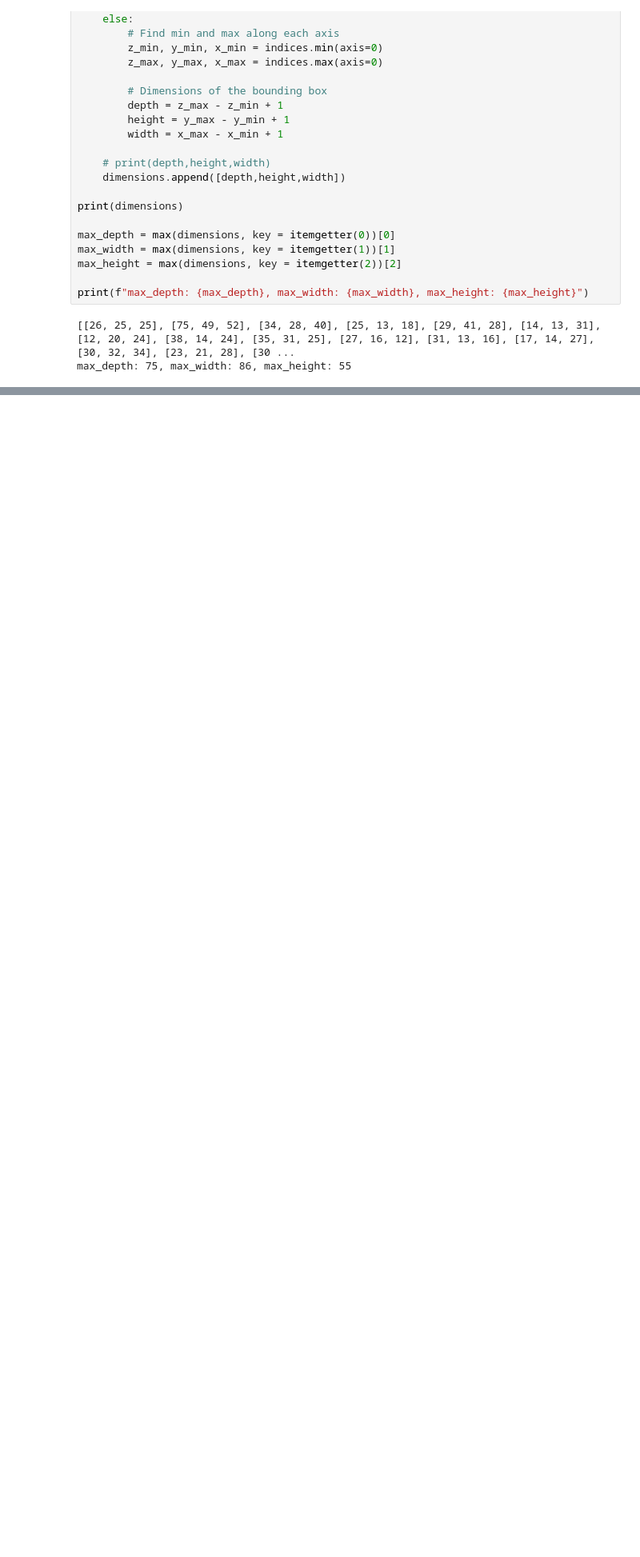
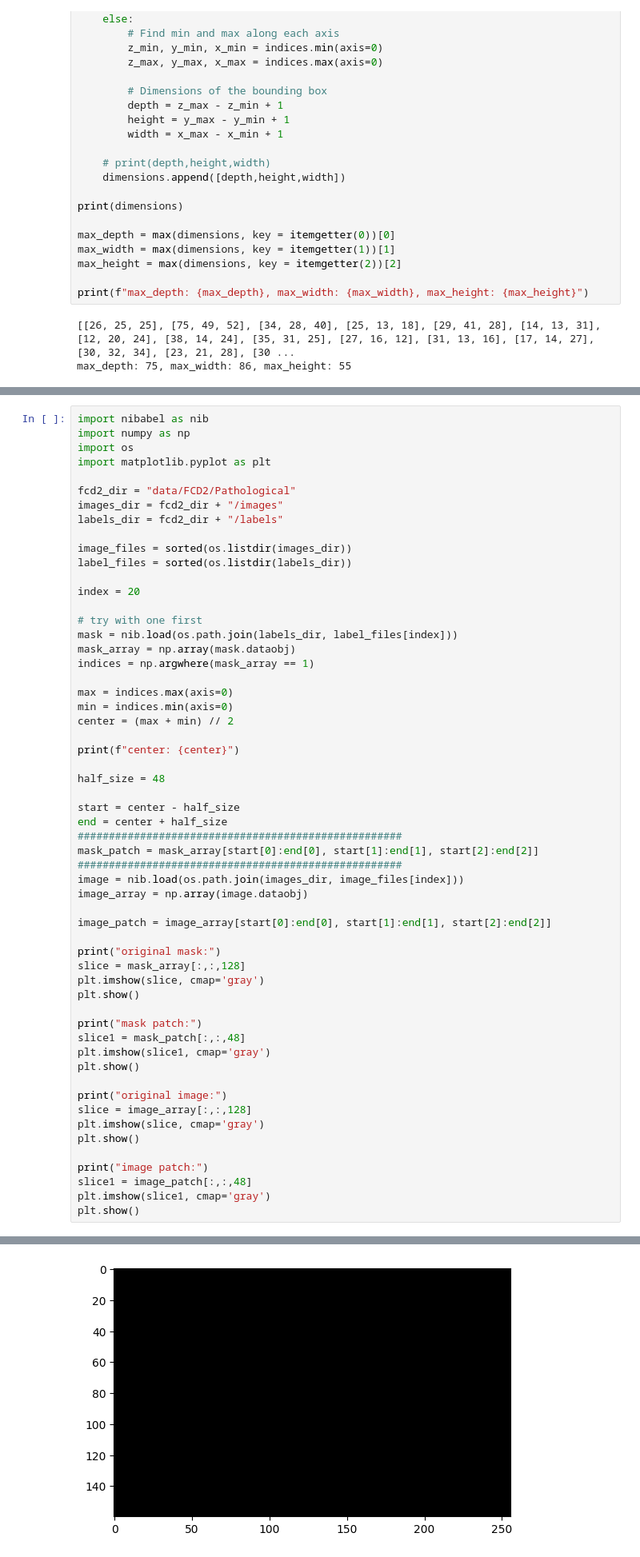
Before and after one commit to elijahrenner/gliomagen, a Jupyter notebook: LeFusion/data_analysis.ipynb, the cells around one changed output, grey strips where cells are left out. Shown at 80% size. Drawn from its saved outputs; the diff is of its cells as text; blank space fills up the shorter version.

Commit message:
added patch dataset creation method

```diff
--- a/LeFusion/data_analysis.ipynb
+++ b/LeFusion/data_analysis.ipynb
@@ -40,0 +47,58 @@ max_depth: 75, max_width: 86, max_height: 55
+# %%
+import nibabel as nib
+import numpy as np
+import os
+import matplotlib.pyplot as plt
+
+fcd2_dir = "data/FCD2/Pathological"
+images_dir = fcd2_dir + "/images"
+labels_dir = fcd2_dir + "/labels"
+
+image_files = sorted(os.listdir(images_dir))
+label_files = sorted(os.listdir(labels_dir))
+
+index = 20
+
+# try with one first
+mask = nib.load(os.path.join(labels_dir, label_files[index]))
+mask_array = np.array(mask.dataobj)
+indices = np.argwhere(mask_array == 1)
+
+max = indices.max(axis=0)
+min = indices.min(axis=0)
+center = (max + min) // 2
+
+print(f"center: {center}")
+
+half_size = 48
+
+start = center - half_size
+end = center + half_size
+####################################################
+mask_patch = mask_array[start[0]:end[0], start[1]:end[1], start[2]:end[2]]
+####################################################
+image = nib.load(os.path.join(images_dir, image_files[index]))
+image_array = np.array(image.dataobj)
+
+image_patch = image_array[start[0]:end[0], start[1]:end[1], start[2]:end[2]]
+
+print("original mask:")
+slice = mask_array[:,:,128]
+plt.imshow(slice, cmap='gray')
+plt.show()
+
+print("mask patch:")
+slice1 = mask_patch[:,:,48]
+plt.imshow(slice1, cmap='gray')
+plt.show()
+
+print("original image:")
+slice = image_array[:,:,128]
+plt.imshow(slice, cmap='gray')
+plt.show()
+
+print("image patch:")
+slice1 = image_patch[:,:,48]
+plt.imshow(slice1, cmap='gray')
+plt.show()
+# %% [output]
@@ -40,0 +107 @@ max_depth: 75, max_width: 86, max_height: 55
+[figure, added]
```
Also changed, not shown: parts of 6 cells of this notebook.
